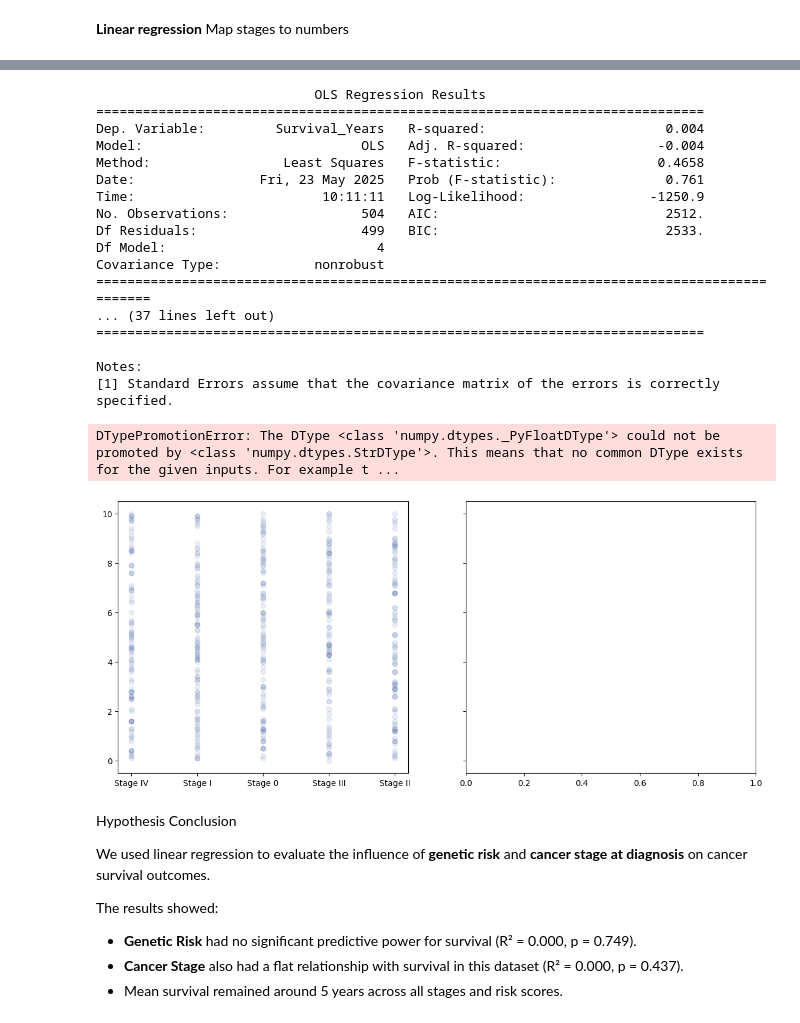
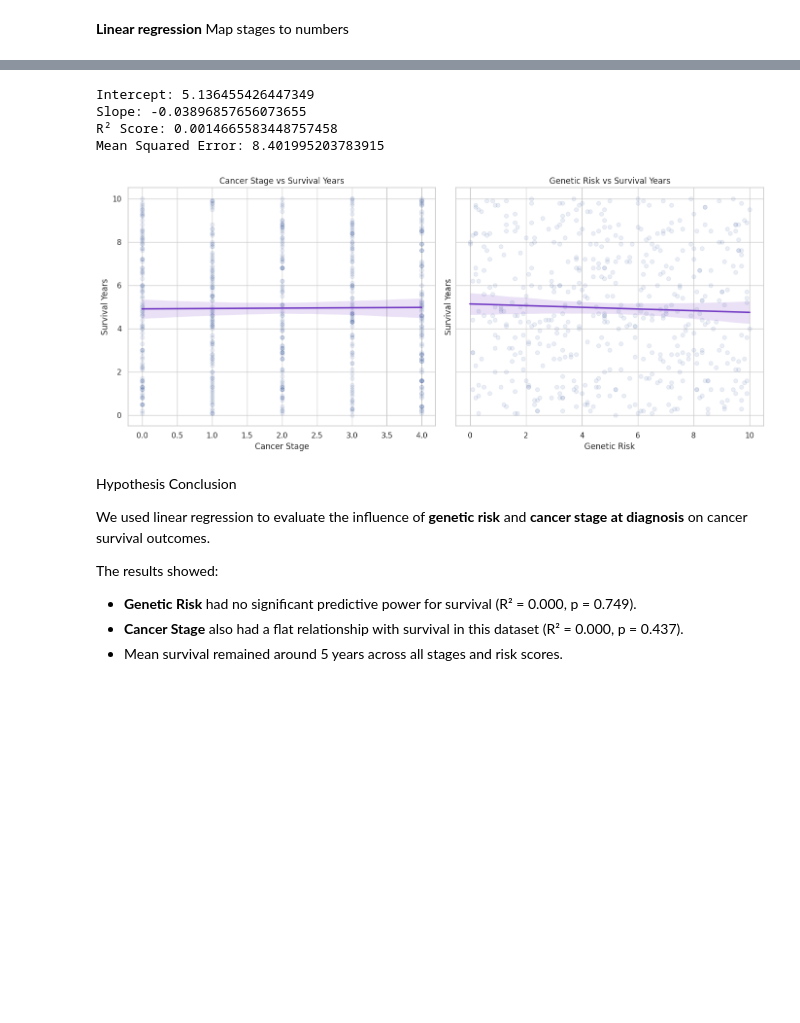
Before and after one commit to Zeina-Shalaan/Cancer-DATA, a Jupyter notebook: global_cancer_patients_2015_2024_Dataset_project2.ipynb, the cells around one changed output, grey strips where cells are left out. Drawn from its saved outputs; the diff is of its cells as text; code cells hidden in the pictures; blank space fills up the shorter version.

```diff
--- a/global_cancer_patients_2015_2024_Dataset_project2.ipynb
+++ b/global_cancer_patients_2015_2024_Dataset_project2.ipynb
@@ -818,78 +842,49 @@ print(sample['Cancer_Stage'].unique()) # Check sample before mapping
+# %%
+from sklearn.metrics import r2_score, mean_squared_error
+X = sample[['Genetic_Risk']]
+y = sample['Survival_Years']
+
+#Train the linear regression model
+model = LinearRegression()
+model.fit(X, y)
+
+#Predict and evaluate
+y_pred = model.predict(X)
+r2 = r2_score(y, y_pred)
+mse = mean_squared_error(y, y_pred)
+
+print("Intercept:", model.intercept_)
+print("Slope:", model.coef_[0])
+print("R² Score:", r2)
+print("Mean Squared Error:", mse)
+# %% [output]
+Intercept: 5.136455426447349
+Slope: -0.03896857656073655
+R² Score: 0.0014665583448757458
+Mean Squared Error: 8.401995203783915
 # %%
-import statsmodels.formula.api as smf
-
-# OLS linear model for cancer stage vs survival
-model_stage = smf.ols('Survival_Years ~ Cancer_Stage', data=sample).fit()
-print(model_stage.summary())
-#OLS linear model for genetic risk vs survival
-model_stage = smf.ols('Survival_Years ~ Genetic_Risk', data=sample).fit()
-print(model_stage.summary())
-#Graphs comparison
 # Create side-by-side plots
 fig, axes = plt.subplots(1, 2, figsize=(14, 6), sharey=True)
 
 # Plot 1: Cancer Stage vs Survival Years
 sns.regplot(data=sample, x='Cancer_Stage', y='Survival_Years', ax=axes[0],
             scatter_kws={'alpha': 0.1,'color':'#3d5ea0'}, line_kws={"color": "#7239c4"})
 axes[0].set_title("Cancer Stage vs Survival Years")
 axes[0].set_xlabel("Cancer Stage")
 axes[0].set_ylabel("Survival Years")
 
 # Plot 2: Genetic Risk vs Survival Years
 sns.regplot(data=sample, x='Genetic_Risk', y='Survival_Years', ax=axes[1],
             scatter_kws={'alpha': 0.1,'color':'#3d5ea0'}, line_kws={"color": "#7239c4"})
 axes[1].set_title("Genetic Risk vs Survival Years")
 axes[1].set_xlabel("Genetic Risk")
 axes[1].set_ylabel("Survival Years")
 
 # Adjust layout
 plt.tight_layout()
 plt.show()
-print(model_stage.summary())
-#OLS linear model for genetic risk vs survival
-model_stage = smf.ols('Survival_Years ~ Genetic_Risk', data=df).fit()
-print(model_stage.summary())
-#Graphs comparison
-# Create side-by-side plots
-fig, axes = plt.subplots(1, 2, figsize=(14, 6), sharey=True)
-
-# Plot 1: Cancer Stage vs Survival Years
-sns.regplot(data=sample, x='Cancer_Stage', y='Survival_Years', ax=axes[0],
-            scatter_kws={'alpha': 0.1,'color':'#3d5ea0'}, line_kws={"color": "#7239c4"})
-axes[0].set_title("Cancer Stage vs Survival Years")
-axes[0].set_xlabel("Cancer Stage")
-axes[0].set_ylabel("Survival Years")
-
-# Plot 2: Genetic Risk vs Survival Years
-sns.regplot(data=sample, x='Genetic_Risk', y='Survival_Years', ax=axes[1],
-            scatter_kws={'alpha': 0.1,'color':'#3d5ea0'}, line_kws={"color": "#7239c4"})
-axes[1].set_title("Genetic Risk vs Survival Years")
-axes[1].set_xlabel("Genetic Risk")
-axes[1].set_ylabel("Survival Years")
-
-# Adjust layout
-plt.tight_layout()
-plt.show()
 # %% [output]
-                            OLS Regression Results
-==============================================================================
-Dep. Variable:         Survival_Years   R-squared:                       0.004
-Model:                            OLS   Adj. R-squared:                 -0.004
-Method:                 Least Squares   F-statistic:                    0.4658
-Date:                Fri, 23 May 2025   Prob (F-statistic):              0.761
-Time:                        10:11:11   Log-Likelihood:                -1250.9
-No. Observations:                 504   AIC:                             2512.
-Df Residuals:                     499   BIC:                             2533.
-Df Model:                           4
-Covariance Type:            nonrobust
-=============================================================================================
-... (37 lines left out)
-==============================================================================
-
-Notes:
-[1] Standard Errors assume that the covariance matrix of the errors is correctly specified.
-DTypePromotionError: The DType <class 'numpy.dtypes._PyFloatDType'> could not be promoted by <class 'numpy.dtypes.StrDType'>. This means that no common DType exists for the given inputs. For example t ...
-[figure, old version]
+[figure, new version]
 # %% [markdown]
 Hypothesis Conclusion
 
```
Also changed, not shown: parts of 32 cells of this notebook.
